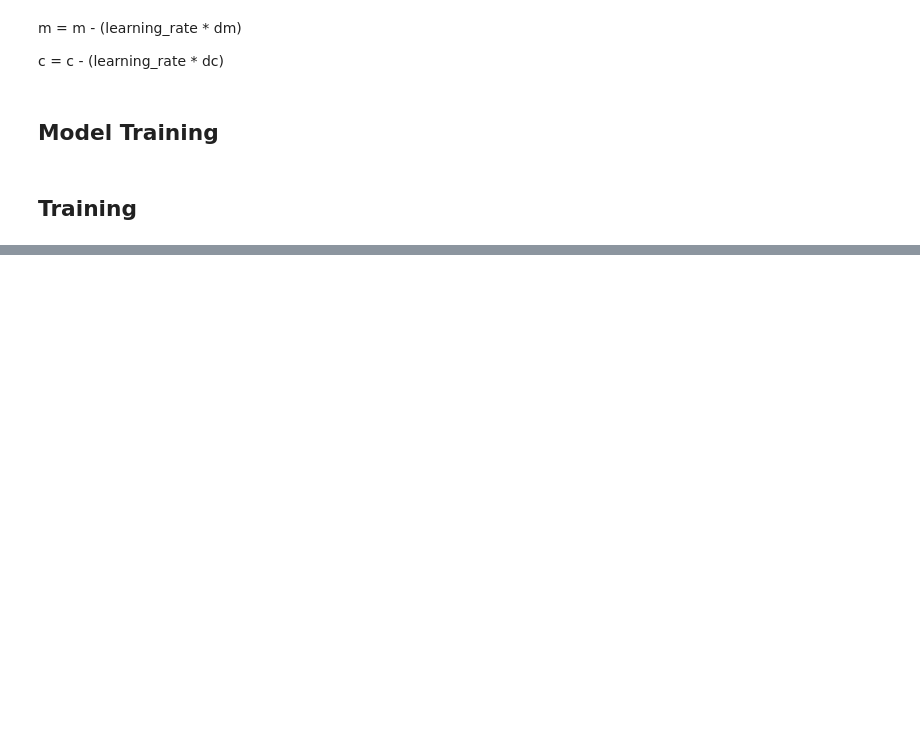
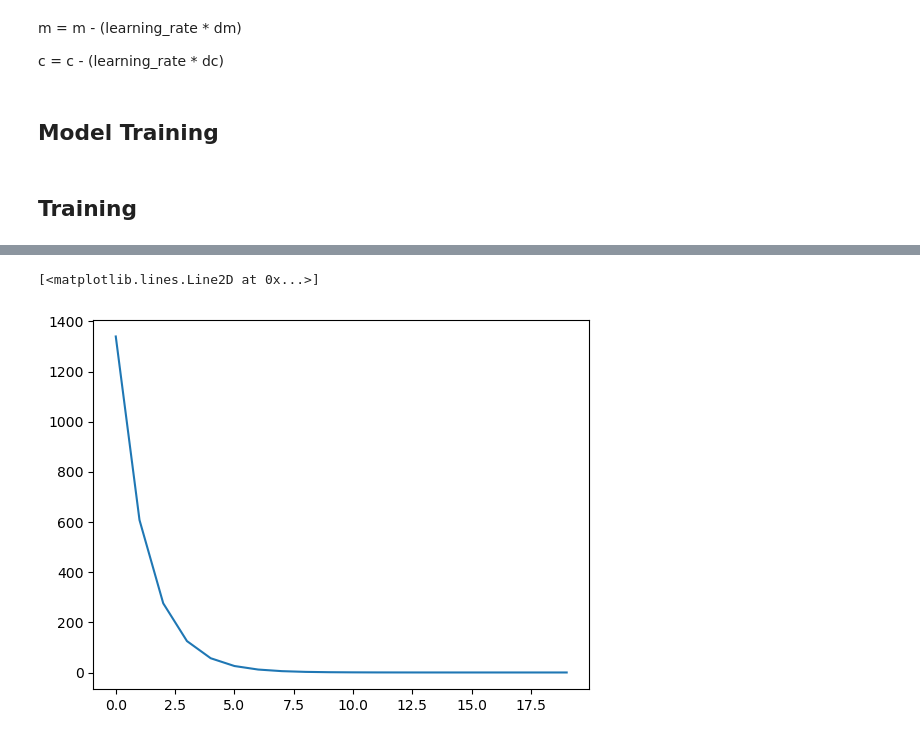
Before and after one commit to ArpitTripathi945/ML_Models_Scratch, a Jupyter notebook: linear_regression.ipynb, the cells around one changed output, grey strips where cells are left out. Cells and saved outputs as stored; diff of their text form; code cells hidden in the pictures; blank space fills up the shorter version.

```diff
--- a/linear_regression.ipynb
+++ b/linear_regression.ipynb
@@ -177,0 +205,5 @@ Iteration = 6, Loss = 12.36489820730554
+# %%
+plt.plot(loss)
+# %% [output]
+[<matplotlib.lines.Line2D at 0x...>]
+[figure, added]
```
Also changed, not shown: parts of 9 cells of this notebook.
